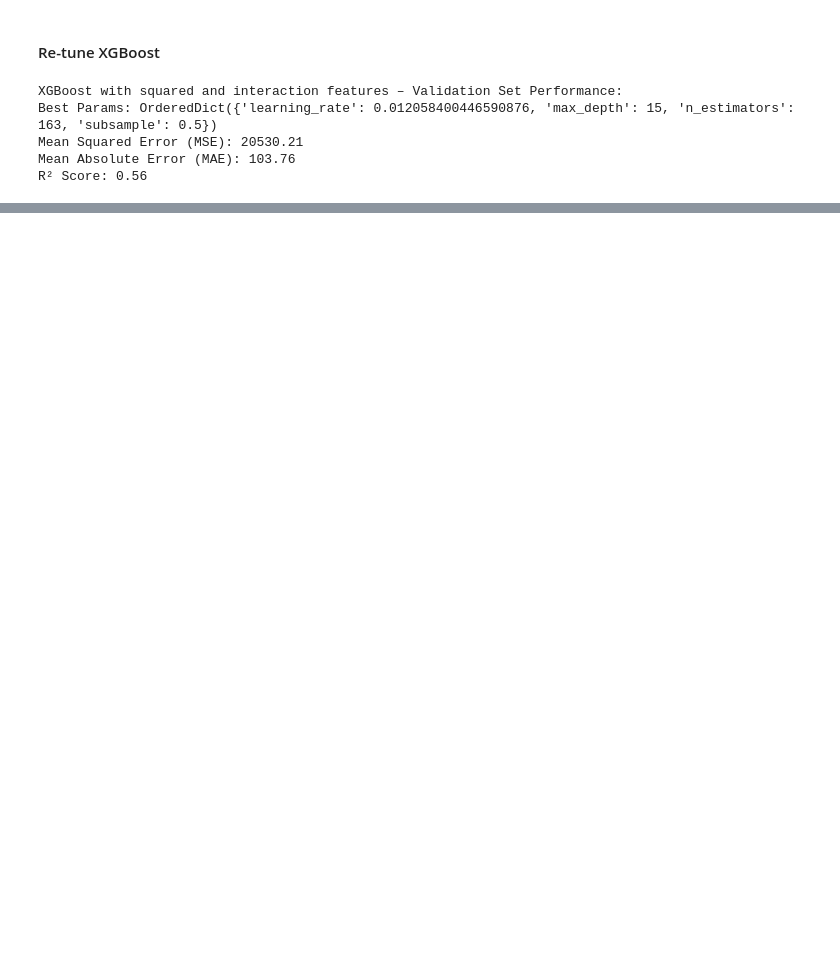
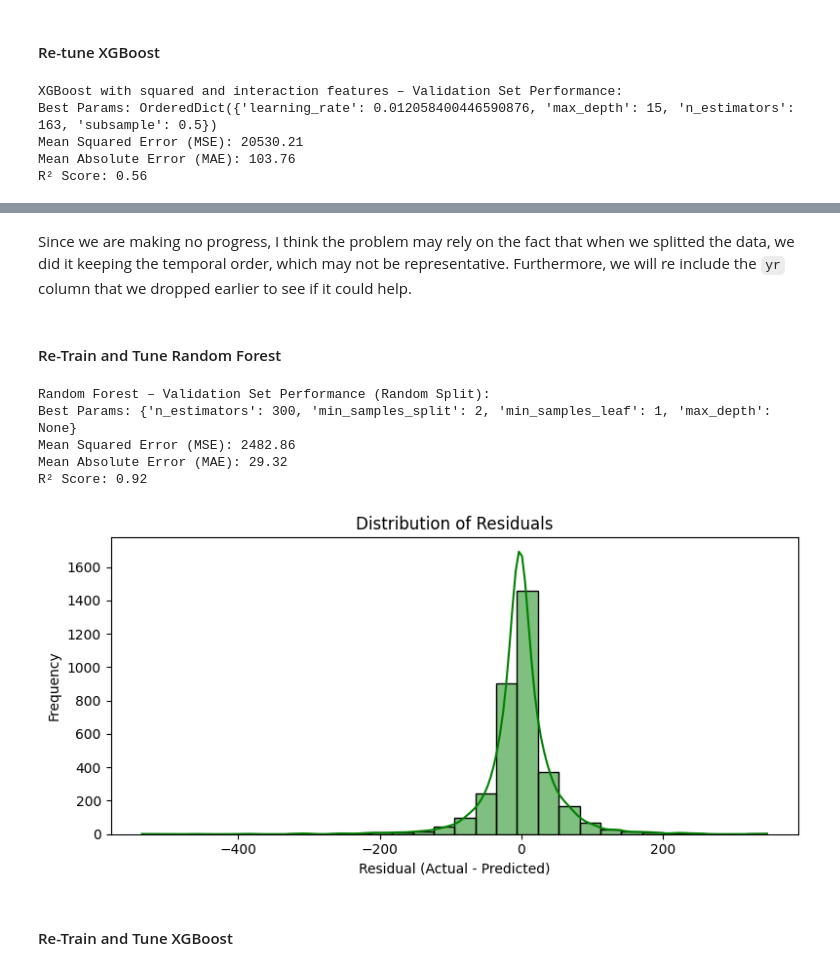
Before and after one commit to gregfu05/ML-fundamentals-2025_ASSIGNEMENT_2, a Jupyter notebook: Assignement_2_Gregorio_Santi_Furnari.ipynb, the cells around one changed output, grey strips where cells are left out. Saved outputs shown, nothing was run; the diff lists cells and outputs as text; code cells hidden in the pictures; blank space fills up the shorter version.

```diff
--- a/Assignement_2_Gregorio_Santi_Furnari.ipynb
+++ b/Assignement_2_Gregorio_Santi_Furnari.ipynb
@@ -1058,0 +996,10 @@ Since none of this work, let's try with LightGBM
+# %% [markdown]
+Since we are making no progress, I think the problem may rely on the fact that when we splitted the data, we did it keeping the temporal order, which may not be representative. Furthermore, we will re include the `yr` column that we dropped earlier to see if it could help.
+# %%
+df = pd.read_csv("hour.csv")
+
+columns_to_drop = ["instant", "dteday", "casual", "registered", "workingday", "holiday", "windspeed", "atemp"]
+df_cleaned = df.drop(columns=columns_to_drop)
+
+train_df, temp_df = train_test_split(df_cleaned, test_size=0.4, random_state=42, shuffle=True)
+val_df, test_df = train_test_split(temp_df, test_size=0.5, random_state=42, shuffle=True)
@@ -1059 +1064,44 @@ Since none of this work, let's try with LightGBM
+# %% [markdown]
+#### Re-Train and Tune Random Forest
+# %%
+param_grid_rf = {
+    'n_estimators': [100, 200, 300],
+    'max_depth': [10, 20, None],
+    'min_samples_split': [2, 5, 10],
+    'min_samples_leaf': [1, 2, 4]
+}
+
+rf = RandomForestRegressor(random_state=42)
+rf_search = RandomizedSearchCV(rf, param_distributions=param_grid_rf, cv=5, n_iter=50, random_state=42, n_jobs=-1)
+rf_search.fit(X_train, y_train)
+
+best_rf = rf_search.best_estimator_
+y_val_pred_rf = best_rf.predict(X_val)
+
+print("Random Forest – Validation Set Performance (Random Split):")
+print(f"Best Params: {rf_search.best_params_}")
+print(f"Mean Squared Error (MSE): {mean_squared_error(y_val, y_val_pred_rf):.2f}")
+print(f"Mean Absolute Error (MAE): {mean_absolute_error(y_val, y_val_pred_rf):.2f}")
+print(f"R² Score: {r2_score(y_val, y_val_pred_rf):.2f}")
+# %% [output]
+Random Forest – Validation Set Performance (Random Split):
+Best Params: {'n_estimators': 300, 'min_samples_split': 2, 'min_samples_leaf': 1, 'max_depth': None}
+Mean Squared Error (MSE): 2482.86
+Mean Absolute Error (MAE): 29.32
+R² Score: 0.92
+# %%
+residuals_rf_tuned = y_val - y_val_pred_rf
+
+
+plt.figure(figsize=(8, 4))
+sns.histplot(residuals_rf_tuned, bins=30, kde=True, color='green')
+plt.title("Distribution of Residuals")
+plt.xlabel("Residual (Actual - Predicted)")
+plt.ylabel("Frequency")
+plt.tight_layout()
+plt.show()
+# %% [output]
+[figure, added]
+# %% [markdown]
+#### Re-Train and Tune XGBoost
 # %%
```
Also changed, not shown: parts of 38 cells of this notebook.
